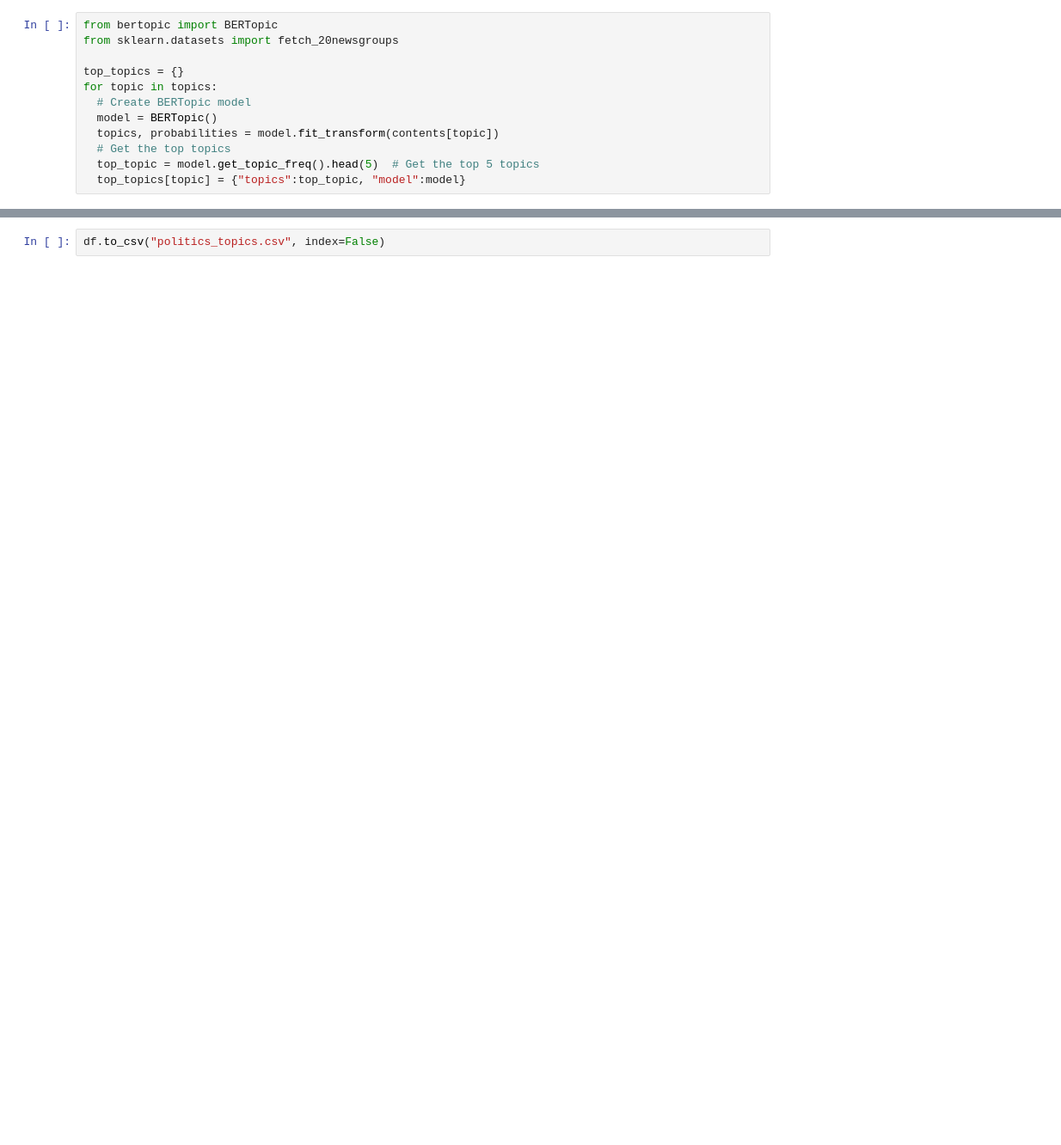
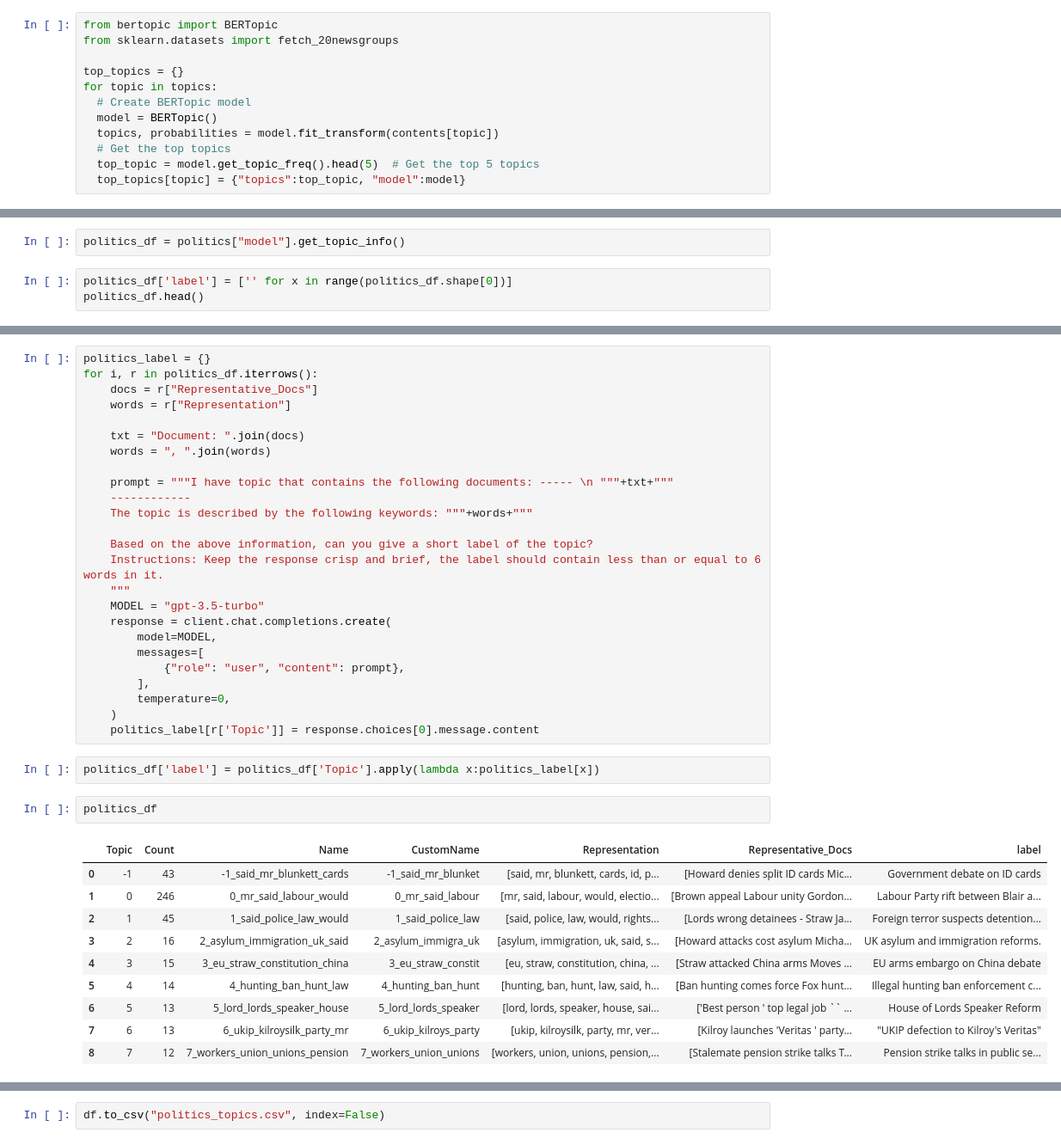
Before and after one commit to telee0/cs5246, a Jupyter notebook: eda/BBC_Topic_modeling.ipynb, the cells around one changed output, grey strips where cells are left out. Shown: that part at 86% size. Saved outputs shown, nothing was run; the diff lists cells and outputs as text; blank space fills up the shorter version.

Commit message:
add label from openai

```diff
--- a/eda/BBC_Topic_modeling.ipynb
+++ b/eda/BBC_Topic_modeling.ipynb
@@ -127,0 +145,5 @@ df.head()
+# %%
+politics_df = politics["model"].get_topic_info()
+# %%
+politics_df['label'] = ['' for x in range(politics_df.shape[0])]
+politics_df.head()
@@ -127,0 +157,40 @@ df.head()
+# %%
+politics_label = {}
+for i, r in politics_df.iterrows():
+    docs = r["Representative_Docs"]
+    words = r["Representation"]
+
+    txt = "Document: ".join(docs)
+    words = ", ".join(words)
+
+    prompt = """I have topic that contains the following documents: ----- \n """+txt+"""
+    ------------
+    The topic is described by the following keywords: """+words+"""
+
+    Based on the above information, can you give a short label of the topic?
+    Instructions: Keep the response crisp and brief, the label should contain less than or equal to 6 words in it.
+    """
+    MODEL = "gpt-3.5-turbo"
+    response = client.chat.completions.create(
+        model=MODEL,
+        messages=[
+            {"role": "user", "content": prompt},
+        ],
+        temperature=0,
+    )
+    politics_label[r['Topic']] = response.choices[0].message.content
+# %%
+politics_df['label'] = politics_df['Topic'].apply(lambda x:politics_label[x])
+# %%
+politics_df
+# %% [output]
+|  | Topic | Count | Name | CustomName | Representation | Representative_Docs | label |
+| 0 | -1 | 43 | -1_said_mr_blunkett_cards | -1_said_mr_blunket | [said, mr, blunkett, cards, id, p... | [Howard denies split ID cards Mic... | Government debate on ID cards |
+| 1 | 0 | 246 | 0_mr_said_labour_would | 0_mr_said_labour | [mr, said, labour, would, electio... | [Brown appeal Labour unity Gordon... | Labour Party rift between Blair a... |
+| 2 | 1 | 45 | 1_said_police_law_would | 1_said_police_law | [said, police, law, would, rights... | [Lords wrong detainees - Straw Ja... | Foreign terror suspects detention... |
+| 3 | 2 | 16 | 2_asylum_immigration_uk_said | 2_asylum_immigra_uk | [asylum, immigration, uk, said, s... | [Howard attacks cost asylum Micha... | UK asylum and immigration reforms. |
+| 4 | 3 | 15 | 3_eu_straw_constitution_china | 3_eu_straw_constit | [eu, straw, constitution, china, ... | [Straw attacked China arms Moves ... | EU arms embargo on China debate |
+| 5 | 4 | 14 | 4_hunting_ban_hunt_law | 4_hunting_ban_hunt | [hunting, ban, hunt, law, said, h... | [Ban hunting comes force Fox hunt... | Illegal hunting ban enforcement c... |
+| 6 | 5 | 13 | 5_lord_lords_speaker_house | 5_lord_lords_speaker | [lord, lords, speaker, house, sai... | ['Best person ' top legal job `` ... | House of Lords Speaker Reform |
+| 7 | 6 | 13 | 6_ukip_kilroysilk_party_mr | 6_ukip_kilroys_party | [ukip, kilroysilk, party, mr, ver... | [Kilroy launches 'Veritas ' party... | "UKIP defection to Kilroy's Veritas" |
+| 8 | 7 | 12 | 7_workers_union_unions_pension | 7_workers_union_unions | [workers, union, unions, pension,... | [Stalemate pension strike talks T... | Pension strike talks in public se... |
```
Also changed, not shown: parts of 9 cells of this notebook, 1 other file.
